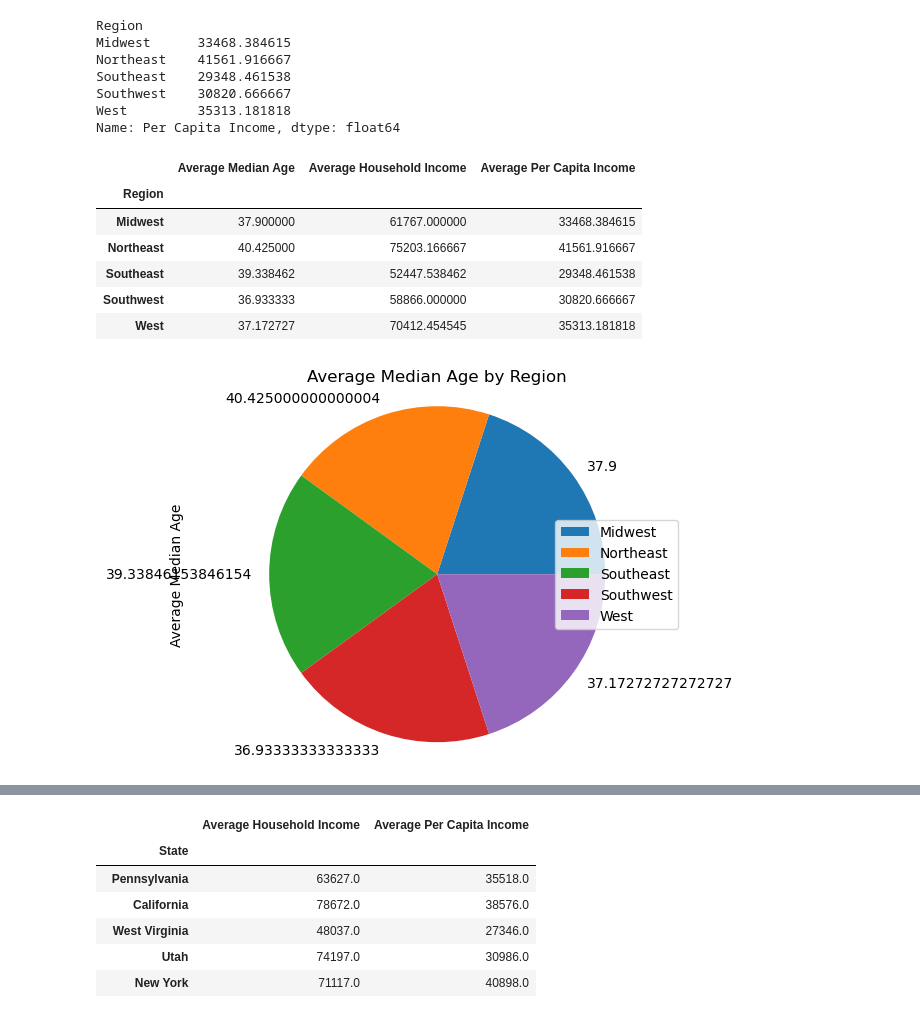
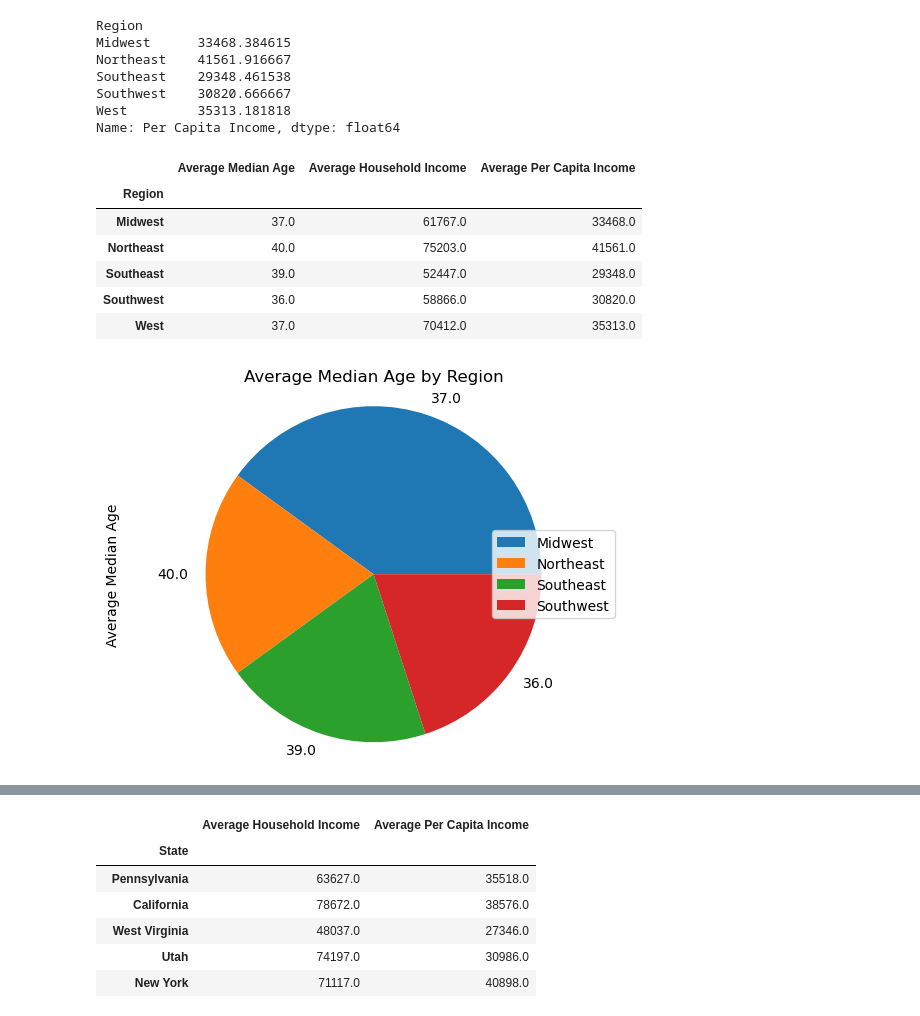
Before and after one commit to raniljoshua/Data-Analysis-Bootcamp_Project-1, a Jupyter notebook: census_data.ipynb, the cells around one changed output, grey strips where cells are left out. Cells and saved outputs as stored; diff of their text form; code cells hidden in the pictures.

```diff
--- a/census_data.ipynb
+++ b/census_data.ipynb
@@ -207,20 +207,23 @@ Name: Per Capita Income, dtype: float64
 # %%
 # Create new dataframe for averages in regions
 region_averages_df = pd.DataFrame({
     "Average Median Age": age_by_region,
     "Average Household Income": income_by_region,
     "Average Per Capita Income": per_capita_income_by_region
                                 })
-+02+6
+region_averages_df.iloc[:,0] = region_averages_df.iloc[:,0].astype(int)
+region_averages_df.iloc[:,1] = region_averages_df.iloc[:,1].astype(int)
+region_averages_df.iloc[:,2] = region_averages_df.iloc[:,2].astype(int)
+
 region_averages_df
 # %% [output]
 |  | Average Median Age | Average Household Income | Average Per Capita Income |
 | Region |  |  |  |
-| Midwest | 37.900000 | 61767.000000 | 33468.384615 |
-| Northeast | 40.425000 | 75203.166667 | 41561.916667 |
-| Southeast | 39.338462 | 52447.538462 | 29348.461538 |
-| Southwest | 36.933333 | 58866.000000 | 30820.666667 |
-| West | 37.172727 | 70412.454545 | 35313.181818 |
+| Midwest | 37.0 | 61767.0 | 33468.0 |
+| Northeast | 40.0 | 75203.0 | 41561.0 |
+| Southeast | 39.0 | 52447.0 | 29348.0 |
+| Southwest | 36.0 | 58866.0 | 30820.0 |
+| West | 37.0 | 70412.0 | 35313.0 |
 # %%
 # Generate a pie plot showing the average median age by region
 Regional_age_averages = region_averages_df['Average Median Age'].value_counts()
@@ -230,7 +233,8 @@ labels = ['Midwest', 'Northeast', 'Southeast', 'Southwest', 'West']
 plt.legend(labels, loc="center right")
 plt.ylabel("Average Median Age")
 plt.title("Average Median Age by Region")
+plt.savefig("Figures/Fig1.png")
 plt.show()
 # %% [output]
-[figure, old version]
+[figure, new version]
 # %%
```
Also changed, not shown: parts of 2 cells of this notebook, 3 other files.
